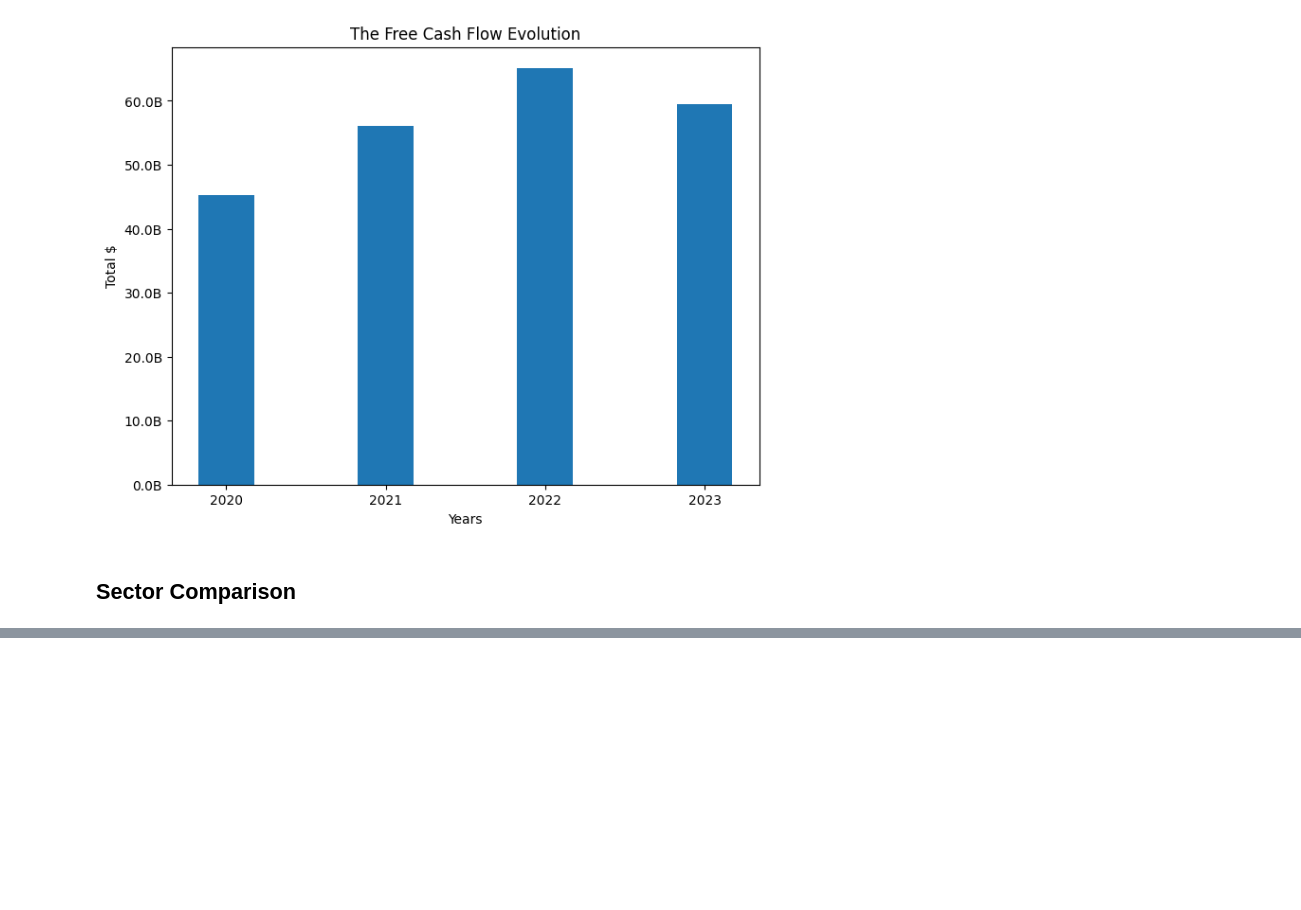
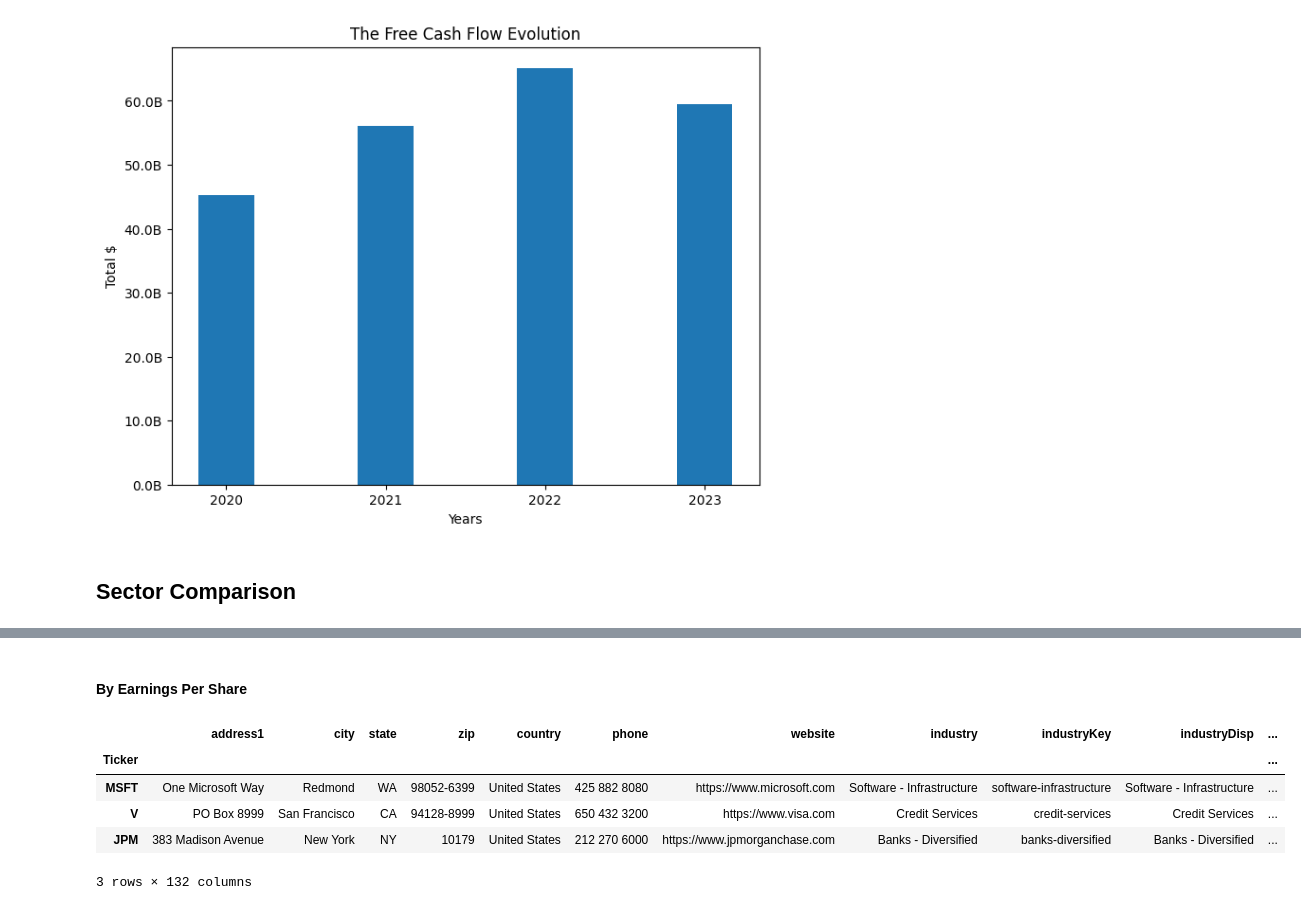
Before and after one commit to paty-oliveira/data-analysis-playground, a Jupyter notebook: stock-analysis/fundamental-analysis/index.ipynb, the cells around one changed output, grey strips where cells are left out. Cells and saved outputs as stored; diff of their text form; code cells hidden in the pictures; blank space fills up the shorter version.

```diff
--- a/stock-analysis/fundamental-analysis/index.ipynb
+++ b/stock-analysis/fundamental-analysis/index.ipynb
@@ -702,0 +742,14 @@ Name: mean, dtype: float64
+# %% [markdown]
+#### By Earnings Per Share
+# %%
+target_eps = 5
+
+eps_above_target = df_key_ratios[df_key_ratios["trailingEps"] > target_eps]
+eps_above_target
+# %% [output]
+|  | address1 | city | state | zip | country | phone | website | industry | industryKey | industryDisp | ... |
+| Ticker |  |  |  |  |  |  |  |  |  |  | ... |
+| MSFT | One Microsoft Way | Redmond | WA | 98052-6399 | United States | 425 882 8080 | https://www.microsoft.com | Software - Infrastructure | software-infrastructure | Software - Infrastructure | ... |
+| V | PO Box 8999 | San Francisco | CA | 94128-8999 | United States | 650 432 3200 | https://www.visa.com | Credit Services | credit-services | Credit Services | ... |
+| JPM | 383 Madison Avenue | New York | NY | 10179 | United States | 212 270 6000 | https://www.jpmorganchase.com | Banks - Diversified | banks-diversified | Banks - Diversified | ... |
+3 rows × 132 columns
```
Also changed, not shown: parts of 16 cells of this notebook.
